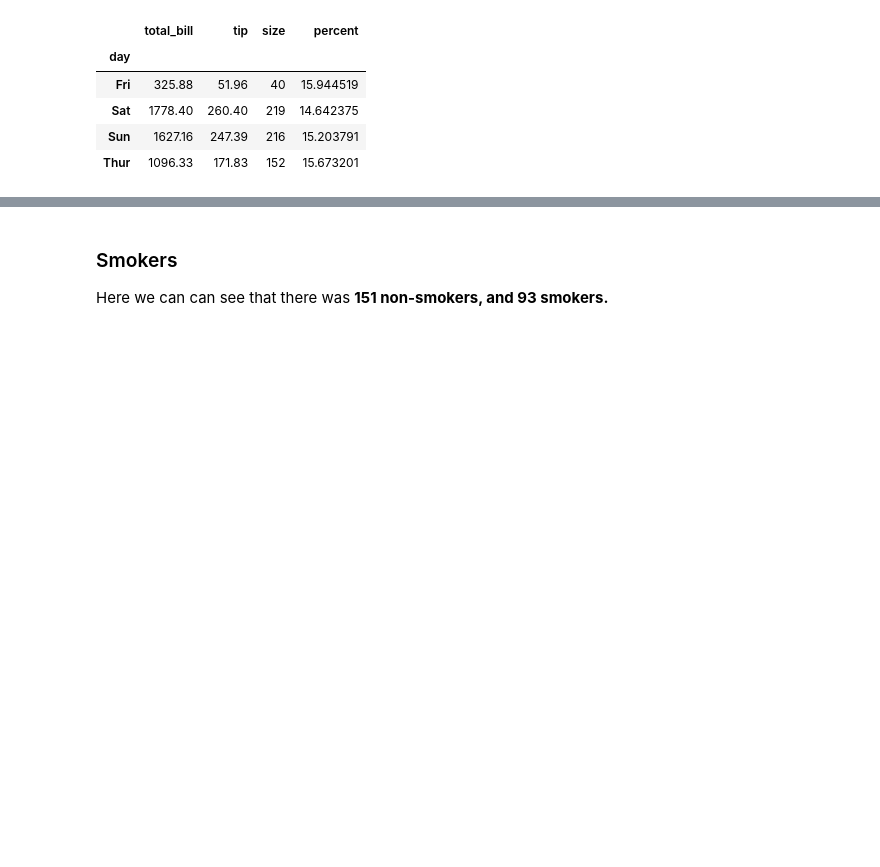
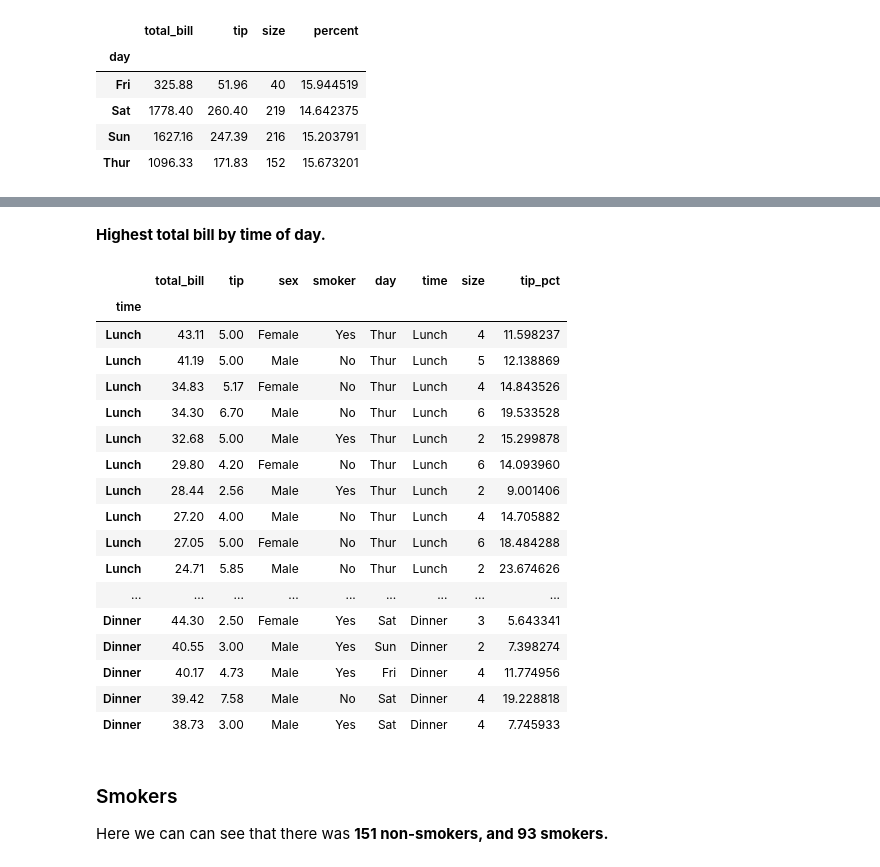
Before and after one commit to daithimarkham/Fund-Project-2019, a Jupyter notebook: The-Tips-Data-Set.ipynb, the cells around one changed output, grey strips where cells are left out. Cells and saved outputs as stored; diff of their text form; code cells hidden in the pictures; blank space fills up the shorter version.

```diff
--- a/The-Tips-Data-Set.ipynb
+++ b/The-Tips-Data-Set.ipynb
@@ -242,0 +251,4 @@ df.describe() # Displays the stats from the dataset.
+# %%
+# Code adapted from: (https://www.xukun-liu.com/notes/notes/python_ClassNote_13-data-aggregation-group-operations-two.html)
+df['tip_pct'] = 100 * df['tip'] / df['total_bill'] # tip % = tips * 100 / total bill.
+df['tip_pct'].describe() # returns the average tip %.
@@ -255,0 +293,3 @@ dtype: float64
+# %%
+def top(frame, n=10, column='tip_pct'): # top 10 tips vs total bills, from the tip_pct we created already.
+    return frame.sort_values(by=column, ascending=False).head(n) # return the values from top tip rates.
@@ -255,0 +312,3 @@ dtype: float64
+# %%
+def top(frame, n=25, column='tip_pct'): # top 25 tips vs total bills, from the tip_pct we created already.
+    return frame.sort_values(by=column, ascending=True).head(n) # return the values from bottom tip rates.
@@ -398,3 +501,28 @@ df1.dropna() # displays the data
+# %% [markdown]
+**Highest total bill by time of day.**
+# %%
+# Code adapted from : https://www.xukun-liu.com/notes/notes/python_ClassNote_13-data-aggregation-group-operations-two.html
+# Group data by time, apply top tip % from lunch and dinner, which is index.
+df.groupby(by='time').apply(top, column='total_bill').reset_index(1, drop=True).loc[['Lunch','Dinner']]
+# %% [output]
+|  | total_bill | tip | sex | smoker | day | time | size | tip_pct |
+| time |  |  |  |  |  |  |  |  |
+| Lunch | 43.11 | 5.00 | Female | Yes | Thur | Lunch | 4 | 11.598237 |
+| Lunch | 41.19 | 5.00 | Male | No | Thur | Lunch | 5 | 12.138869 |
+| Lunch | 34.83 | 5.17 | Female | No | Thur | Lunch | 4 | 14.843526 |
+| Lunch | 34.30 | 6.70 | Male | No | Thur | Lunch | 6 | 19.533528 |
+| Lunch | 32.68 | 5.00 | Male | Yes | Thur | Lunch | 2 | 15.299878 |
+| Lunch | 29.80 | 4.20 | Female | No | Thur | Lunch | 6 | 14.093960 |
+| Lunch | 28.44 | 2.56 | Male | Yes | Thur | Lunch | 2 | 9.001406 |
+| Lunch | 27.20 | 4.00 | Male | No | Thur | Lunch | 4 | 14.705882 |
+| Lunch | 27.05 | 5.00 | Female | No | Thur | Lunch | 6 | 18.484288 |
+| Lunch | 24.71 | 5.85 | Male | No | Thur | Lunch | 2 | 23.674626 |
+| ... | ... | ... | ... | ... | ... | ... | ... | ... |
+| Dinner | 44.30 | 2.50 | Female | Yes | Sat | Dinner | 3 | 5.643341 |
+| Dinner | 40.55 | 3.00 | Male | Yes | Sun | Dinner | 2 | 7.398274 |
+| Dinner | 40.17 | 4.73 | Male | Yes | Fri | Dinner | 4 | 11.774956 |
+| Dinner | 39.42 | 7.58 | Male | No | Sat | Dinner | 4 | 19.228818 |
+| Dinner | 38.73 | 3.00 | Male | Yes | Sat | Dinner | 4 | 7.745933 |
 # %% [markdown]
 ### Smokers
 
```
Also changed, not shown: parts of 56 cells of this notebook.
